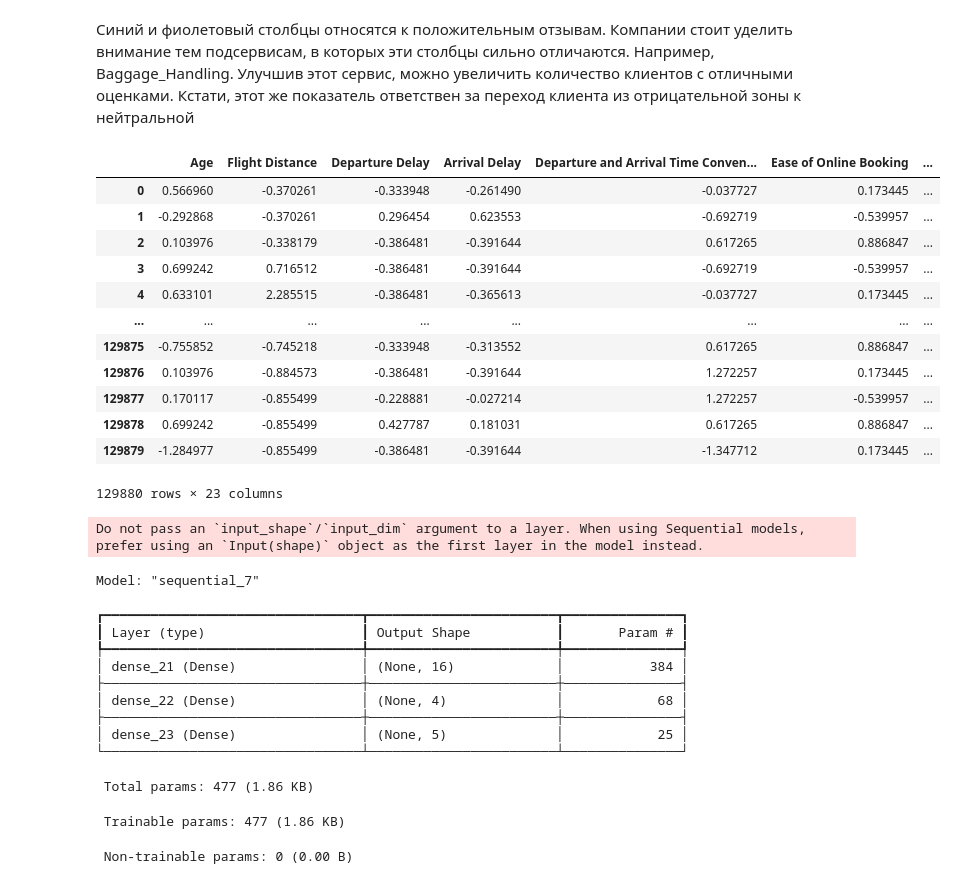
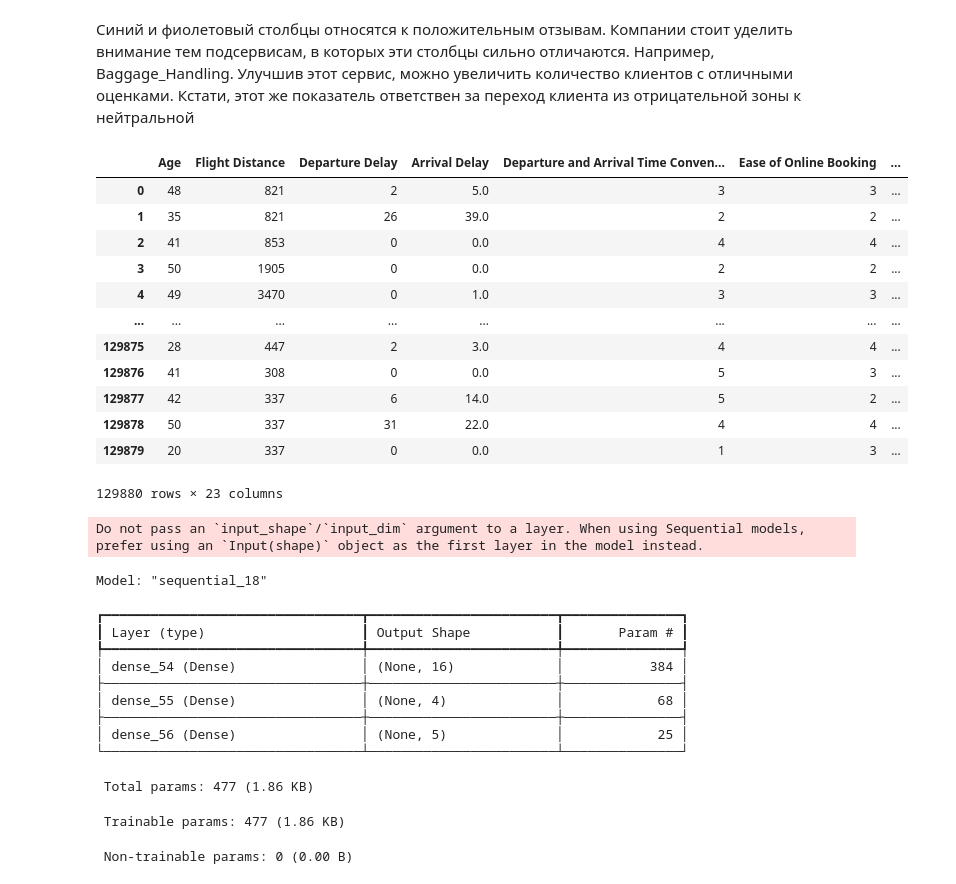
Before and after one commit to chukhuck/MLcourse, a Jupyter notebook: L11 Graph/w1/work.ipynb, the cells around one changed output. Cells and saved outputs as stored; diff of their text form; code cells hidden in the pictures.

```diff
--- a/L11 Graph/w1/work.ipynb
+++ b/L11 Graph/w1/work.ipynb
@@ -5,7 +5,7 @@ import matplotlib.pyplot as plt
 import seaborn as sns
 
 df = pd.read_csv('Airline Quality Ratings.csv')
-
+df_copy = df.copy()
 df.head()
 # %% [output]
 |  | ID | Gender | Age | Customer Type | Type of Travel | Class | Flight Distance | Departure Delay | ... |
@@ -175,7 +175,7 @@ satisfied_df.describe()
 # %%
 from sklearn.cluster import KMeans
 
-kmeans = KMeans(n_clusters=2, random_state=42, n_init=10)
+kmeans = KMeans(n_clusters=2, n_init=30)#, random_state=42
 kmeans_labels = kmeans.fit_predict(satisfied_df)
 kmeans_labels
 
@@ -248,7 +248,7 @@ print(f"Параметр удовлетворенности в кластере
 # %% [markdown]
 Кластеризуем на 3 класса: сильно неудовлетворенное, неудовлетворенные и нейтральные
 # %%
-kmeans = KMeans(n_clusters=3, random_state=42, n_init=10)
+kmeans = KMeans(n_clusters=3, n_init=30)#, random_state=42
 kmeans_labels = kmeans.fit_predict(not_satisfied_df)
 
 not_satisfied_df['Cluster'] = kmeans_labels
@@ -338,3 +338,15 @@ df.head(30)
 | 28 | 29 | 0.037835 | 2.550190 | -0.386481 | 0.961952 | 0.617265 | ... |
 | 29 | 30 | 0.566960 | 1.902538 | -0.386481 | -0.079276 | 0.617265 | ... |
 30 rows × 25 columns
+# %%
+for cluster_label in range(5):
+    cluster = df[df['Satisfaction_label'] == cluster_label + 1]
+    mask = df_copy['ID'].isin(cluster['ID'])
+    df_copy.loc[mask, 'Satisfaction_label'] = cluster_label
+
+df_copy = pd.get_dummies(df_copy, columns=['Gender','Customer Type', 'Type of Travel', 'Class', ], drop_first=True, dtype=int)
+df_copy = df_copy.drop(columns=['Satisfaction'])
+
+#df = df_copy
+df_copy.head()
+df_copy['Satisfaction_label'].value_counts()
@@ -500,23 +520,30 @@ Passing `palette` without assigning `hue` is deprecated and will be removed in v
 # %%
 df['Satisfaction_label'] = df['Satisfaction_label'] - 1
 
-X = df.drop(columns=['Satisfaction_label'])
+
+median_value = df_copy['Arrival Delay'].median()
+
+# Заполняем NaN медианой
+df_copy['Arrival Delay'] = df_copy['Arrival Delay'].fillna(median_value)
+
+df_copy = df_copy.drop(columns=['ID'])
+X = df_copy.drop(columns=['Satisfaction_label'])
 #X = X.drop(columns=quality_features)
-y = df['Satisfaction_label']
+y = df_copy['Satisfaction_label']
 X
 # %% [output]
 |  | Age | Flight Distance | Departure Delay | Arrival Delay | Departure and Arrival Time Conven... | Ease of Online Booking | ... |
-| 0 | 0.566960 | -0.370261 | -0.333948 | -0.261490 | -0.037727 | 0.173445 | ... |
-| 1 | -0.292868 | -0.370261 | 0.296454 | 0.623553 | -0.692719 | -0.539957 | ... |
-| 2 | 0.103976 | -0.338179 | -0.386481 | -0.391644 | 0.617265 | 0.886847 | ... |
-| 3 | 0.699242 | 0.716512 | -0.386481 | -0.391644 | -0.692719 | -0.539957 | ... |
-| 4 | 0.633101 | 2.285515 | -0.386481 | -0.365613 | -0.037727 | 0.173445 | ... |
+| 0 | 48 | 821 | 2 | 5.0 | 3 | 3 | ... |
+| 1 | 35 | 821 | 26 | 39.0 | 2 | 2 | ... |
+| 2 | 41 | 853 | 0 | 0.0 | 4 | 4 | ... |
+| 3 | 50 | 1905 | 0 | 0.0 | 2 | 2 | ... |
+| 4 | 49 | 3470 | 0 | 1.0 | 3 | 3 | ... |
 | ... | ... | ... | ... | ... | ... | ... | ... |
-| 129875 | -0.755852 | -0.745218 | -0.333948 | -0.313552 | 0.617265 | 0.886847 | ... |
-| 129876 | 0.103976 | -0.884573 | -0.386481 | -0.391644 | 1.272257 | 0.173445 | ... |
-| 129877 | 0.170117 | -0.855499 | -0.228881 | -0.027214 | 1.272257 | -0.539957 | ... |
-| 129878 | 0.699242 | -0.855499 | 0.427787 | 0.181031 | 0.617265 | 0.886847 | ... |
-| 129879 | -1.284977 | -0.855499 | -0.386481 | -0.391644 | -1.347712 | 0.173445 | ... |
+| 129875 | 28 | 447 | 2 | 3.0 | 4 | 4 | ... |
+| 129876 | 41 | 308 | 0 | 0.0 | 5 | 3 | ... |
+| 129877 | 42 | 337 | 6 | 14.0 | 5 | 2 | ... |
+| 129878 | 50 | 337 | 31 | 22.0 | 4 | 4 | ... |
+| 129879 | 20 | 337 | 0 | 0.0 | 1 | 3 | ... |
 129880 rows × 23 columns
 # %%
 from tensorflow.keras.models import Sequential
@@ -545,15 +572,15 @@ model.compile(
 model.summary()
 # %% [output]
 Do not pass an `input_shape`/`input_dim` argument to a layer. When using Sequential models, prefer using an `Input(shape)` object as the first layer in the model instead.
-Model: "sequential_7"
+Model: "sequential_18"
 ┏━━━━━━━━━━━━━━━━━━━━━━━━━━━━━━━━━┳━━━━━━━━━━━━━━━━━━━━━━━━┳━━━━━━━━━━━━━━━┓
 ┃ Layer (type)                    ┃ Output Shape           ┃       Param # ┃
 ┡━━━━━━━━━━━━━━━━━━━━━━━━━━━━━━━━━╇━━━━━━━━━━━━━━━━━━━━━━━━╇━━━━━━━━━━━━━━━┩
-│ dense_21 (Dense)                │ (None, 16)             │           384 │
+│ dense_54 (Dense)                │ (None, 16)             │           384 │
 ├─────────────────────────────────┼────────────────────────┼───────────────┤
-│ dense_22 (Dense)                │ (None, 4)              │            68 │
+│ dense_55 (Dense)                │ (None, 4)              │            68 │
 ├─────────────────────────────────┼────────────────────────┼───────────────┤
-│ dense_23 (Dense)                │ (None, 5)              │            25 │
+│ dense_56 (Dense)                │ (None, 5)              │            25 │
 └─────────────────────────────────┴────────────────────────┴───────────────┘
  Total params: 477 (1.86 KB)
  Trainable params: 477 (1.86 KB)
```
Also changed, not shown: parts of 15 cells of this notebook.
